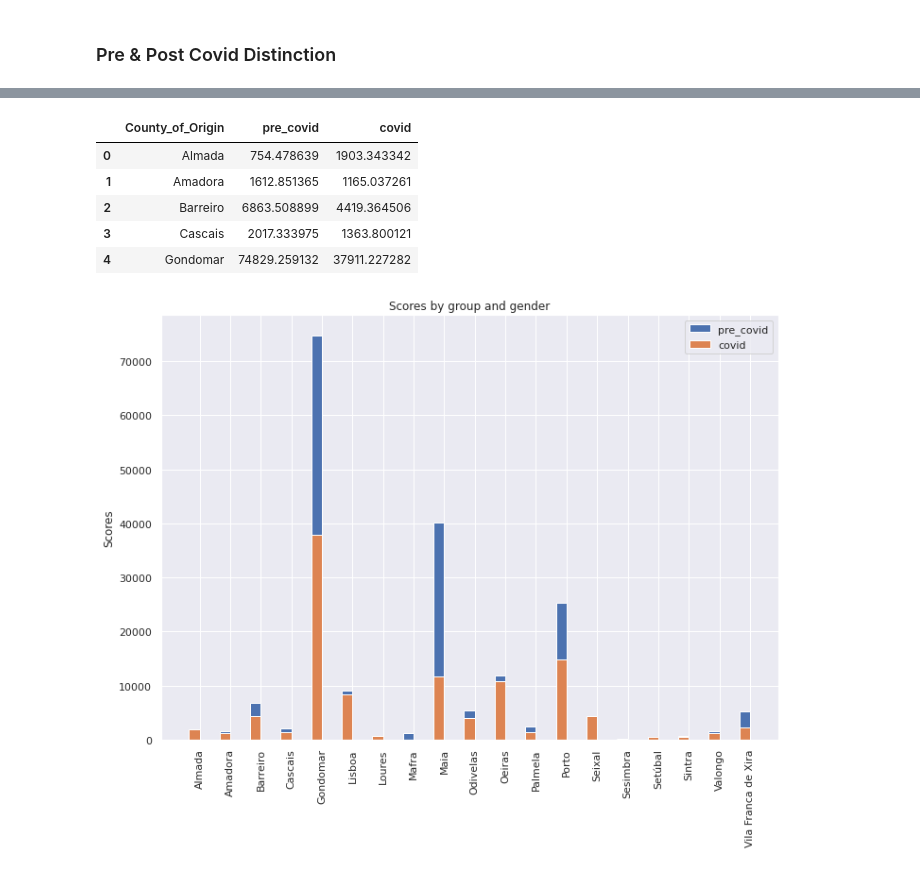
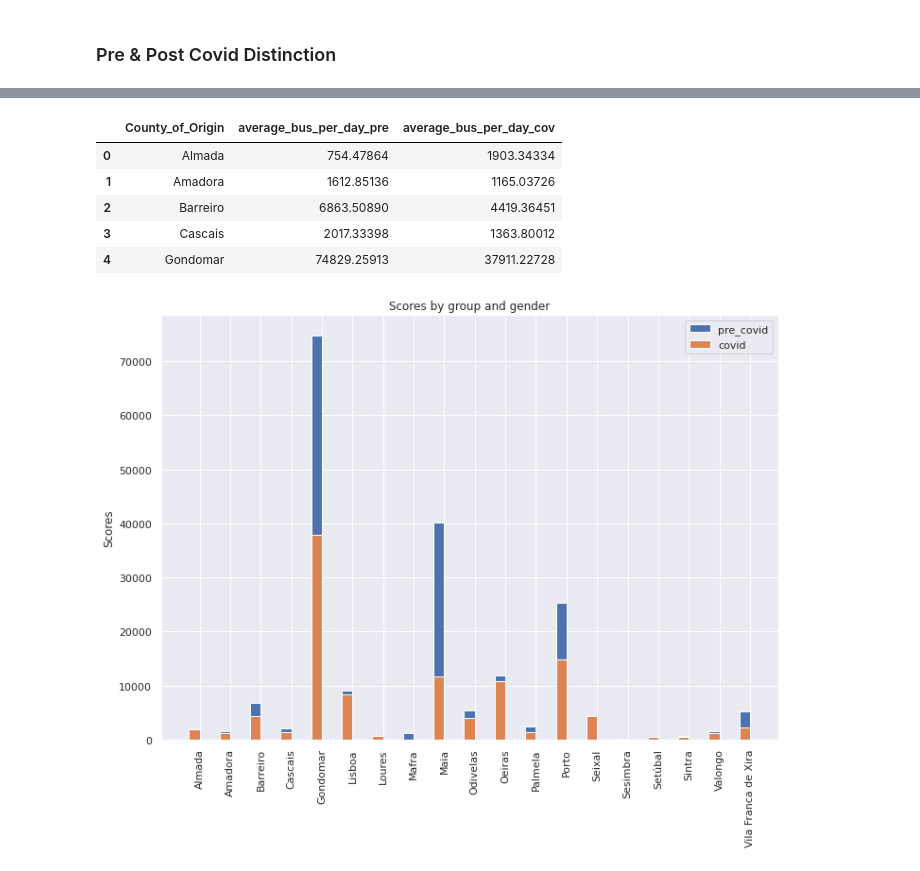
Before and after one commit to McNickSisto/world_data_league, a Jupyter notebook: stage_1/sisto_data_exploration.ipynb, the cells around one changed output, grey strips where cells are left out. Cells and saved outputs as stored; diff of their text form; code cells hidden in the pictures.

```diff
--- a/stage_1/sisto_data_exploration.ipynb
+++ b/stage_1/sisto_data_exploration.ipynb
@@ -6,6 +6,8 @@ import matplotlib.pyplot as plt
 import requests
 import seaborn as sns
 import numpy as np
+# %%
+pd.set_option('display.float_format', lambda x: '%.5f' % x)
 # %% [markdown]
 ## Import data
 # %%
@@ -342,14 +421,14 @@ data_pre_sum_gend
 # %%
 data_senior_covid = data_pre_sum_gend.merge(data_covid_sum_gend, on = 'County_of_Origin', how='left')
-data_senior_covid.rename(columns={"Average_BusUsers_per_Day_x": "pre_covid", "Average_BusUsers_per_Day_y": "covid"}, inplace=True)
+data_senior_covid.rename(columns={"Average_BusUsers_per_Day_x": "average_bus_per_day_pre", "Average_BusUsers_per_Day_y": "average_bus_per_day_cov"}, inplace=True)
 data_senior_covid.head()
 # %% [output]
-|  | County_of_Origin | pre_covid | covid |
-| 0 | Almada | 754.478639 | 1903.343342 |
-| 1 | Amadora | 1612.851365 | 1165.037261 |
-| 2 | Barreiro | 6863.508899 | 4419.364506 |
-| 3 | Cascais | 2017.333975 | 1363.800121 |
-| 4 | Gondomar | 74829.259132 | 37911.227282 |
+|  | County_of_Origin | average_bus_per_day_pre | average_bus_per_day_cov |
+| 0 | Almada | 754.47864 | 1903.34334 |
+| 1 | Amadora | 1612.85136 | 1165.03726 |
+| 2 | Barreiro | 6863.50890 | 4419.36451 |
+| 3 | Cascais | 2017.33398 | 1363.80012 |
+| 4 | Gondomar | 74829.25913 | 37911.22728 |
 # %%
 #Checking the drop in Average_BusUsers_per_Day before & After Covid - we can see that some regions such as Gondomar and Matosinhos
 #have experienced huge declines
```
Also changed, not shown: parts of 61 cells of this notebook, 4 other files.
